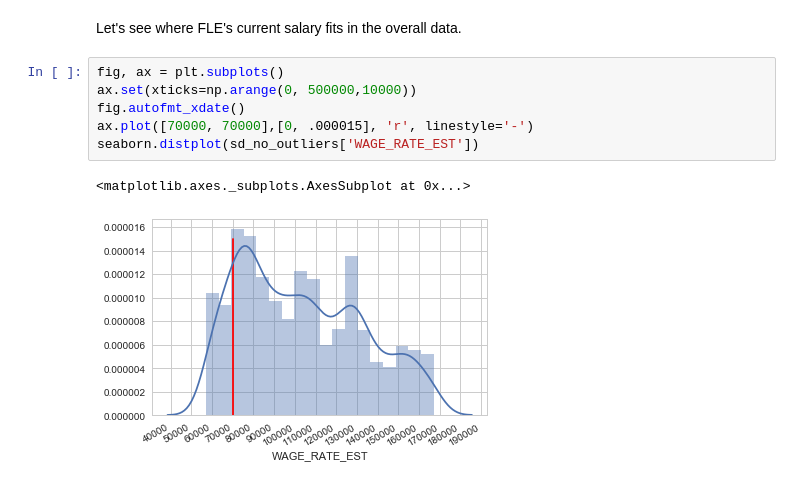
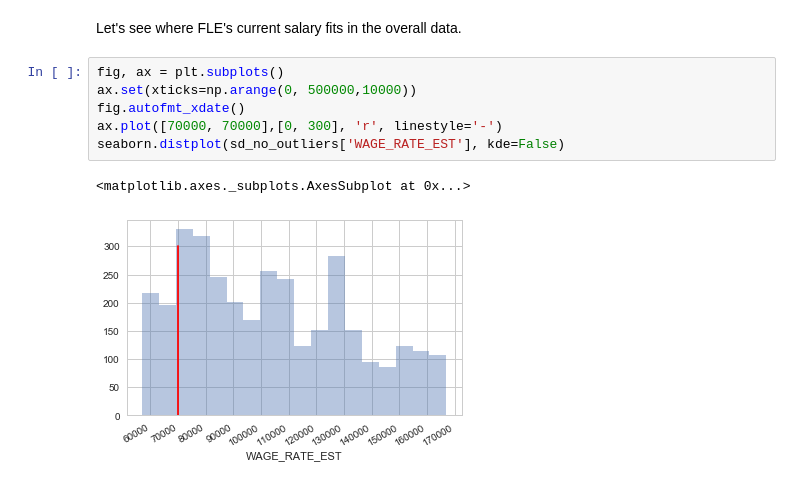
Before and after one commit to aronasorman/salary-medianer, a Jupyter notebook: san diego software salary research.ipynb, the cells around one changed output. Drawn from its saved outputs; the diff is of its cells as text.

```diff
--- a/san diego software salary research.ipynb
+++ b/san diego software salary research.ipynb
@@ -259,9 +270,9 @@ Let's see where FLE's current salary fits in the overall data.
 # %%
 fig, ax = plt.subplots()
 ax.set(xticks=np.arange(0, 500000,10000))
 fig.autofmt_xdate()
-ax.plot([70000, 70000],[0, .000015], 'r', linestyle='-')
-seaborn.distplot(sd_no_outliers['WAGE_RATE_EST'])
+ax.plot([70000, 70000],[0, 300], 'r', linestyle='-')
+seaborn.distplot(sd_no_outliers['WAGE_RATE_EST'], kde=False)
 # %% [output]
 <matplotlib.axes._subplots.AxesSubplot at 0x...>
-[figure, old version]
+[figure, new version]
```
Also changed, not shown: parts of 7 cells of this notebook, 2 other files.
